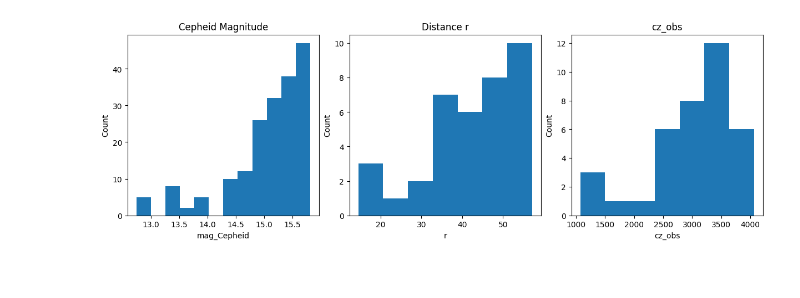
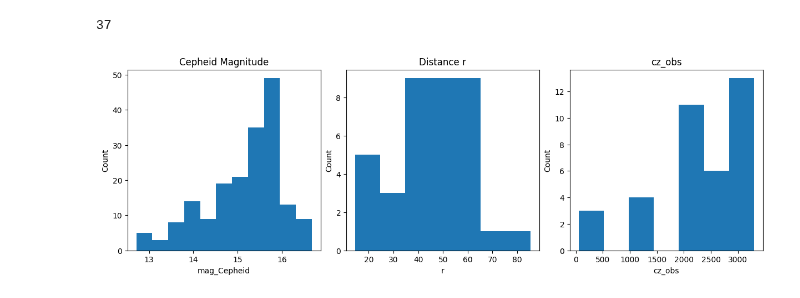
Before and after one commit to Richard-Sti/CANDEL, a Jupyter notebook: notebooks/paper_SH0ES/mock_test.ipynb, the cells around one changed output. Cells and saved outputs as stored; diff of their text form; code cells hidden in the pictures.

```diff
--- a/notebooks/paper_SH0ES/mock_test.ipynb
+++ b/notebooks/paper_SH0ES/mock_test.ipynb
@@ -97,41 +97,44 @@ e_mag_SN = 0.1
 M_Cepheid = -18
 e_mag_Cepheid = 0.05
 H0 = 70
-sigma_v = 250
+sigma_v = 1000
 e_mu_calibration = 0.25
 
-mag_limit_SN = 14.5
-cz_limit = None
+mag_limit_SN = None
+cz_limit = 3300.
 
 mock_kwargs = dict(N_galaxies=N_galaxies, N_Cepheids_per_galaxy=N_Cepheids_per_galaxy,
                    Rmax=Rmax, M_SN=M_SN, e_mag_SN=e_mag_SN,
                    M_Cepheid=M_Cepheid, e_mag_Cepheid=e_mag_Cepheid, H0=H0,
                    sigma_v=sigma_v, mag_limit_SN=mag_limit_SN, cz_limit=cz_limit,
                    e_mu_calibration=e_mu_calibration)
 
 r, mag, m_SN, cz, mu_calibration, mag_calibration, ks_Cepheid, ks_calibration = generate_mock_sample(**mock_kwargs)
+
+print(len(r))
 
 
 fig, axes = plt.subplots(1, 3, figsize=(12, 4), constrained_layout=True)
 
 axes[0].hist(mag, bins="auto")
 axes[0].set_title('Cepheid Magnitude')
 axes[0].set_xlabel('mag_Cepheid')
 axes[0].set_ylabel('Count')
 
 axes[1].hist(r, bins="auto")
 axes[1].set_title('Distance r')
 axes[1].set_xlabel('r')
 axes[1].set_ylabel('Count')
 
 axes[2].hist(cz, bins="auto")
 axes[2].set_title('cz_obs')
 axes[2].set_xlabel('cz_obs')
 axes[2].set_ylabel('Count')
 
 plt.show()
 # %% [output]
+37
-[figure, old version]
+[figure, new version]
 # %%
 from jax.scipy.stats import norm as norm_jax
 from candel.model import ln_simpson
```
Also changed, not shown: parts of 4 cells of this notebook.
